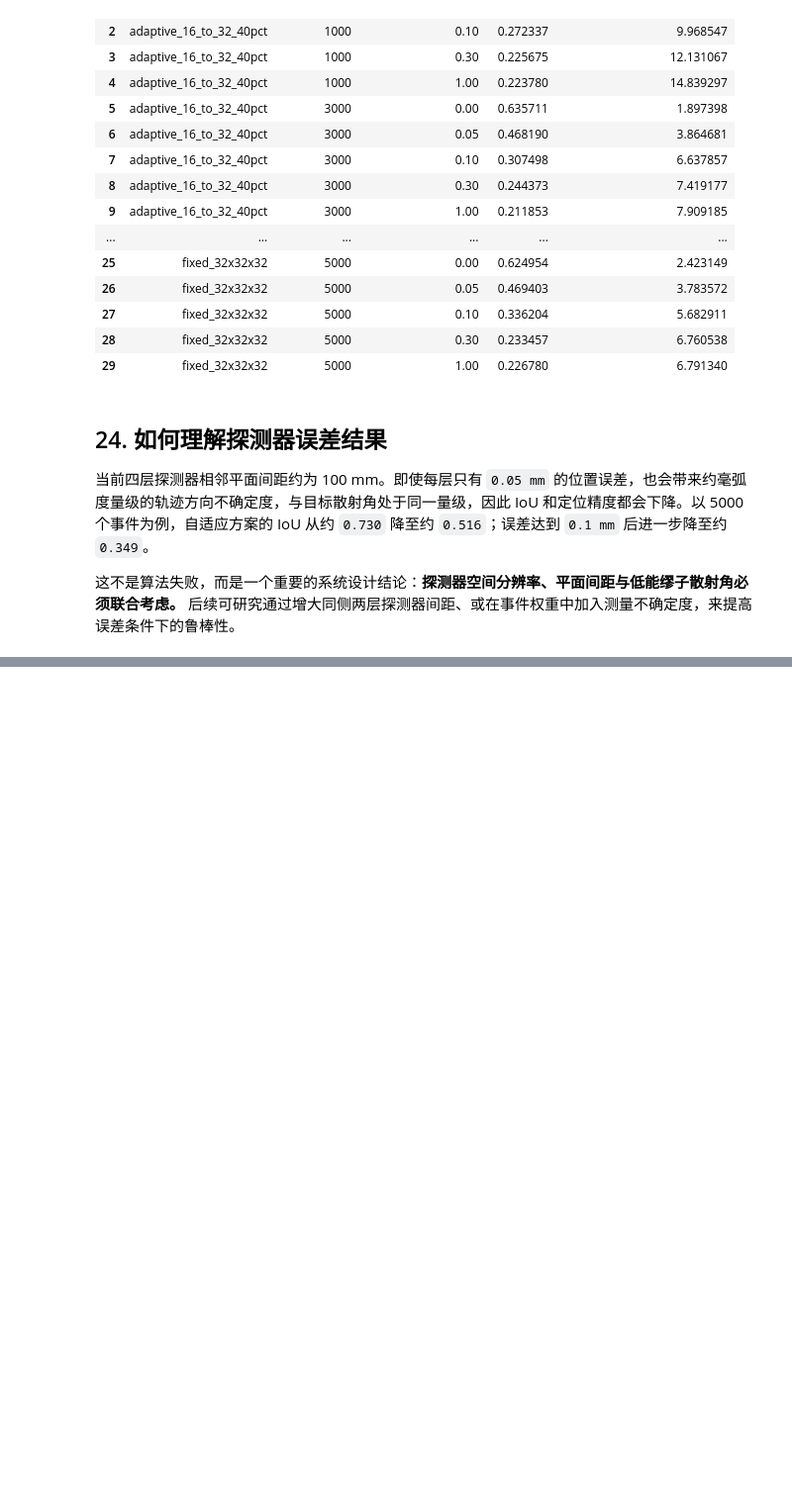
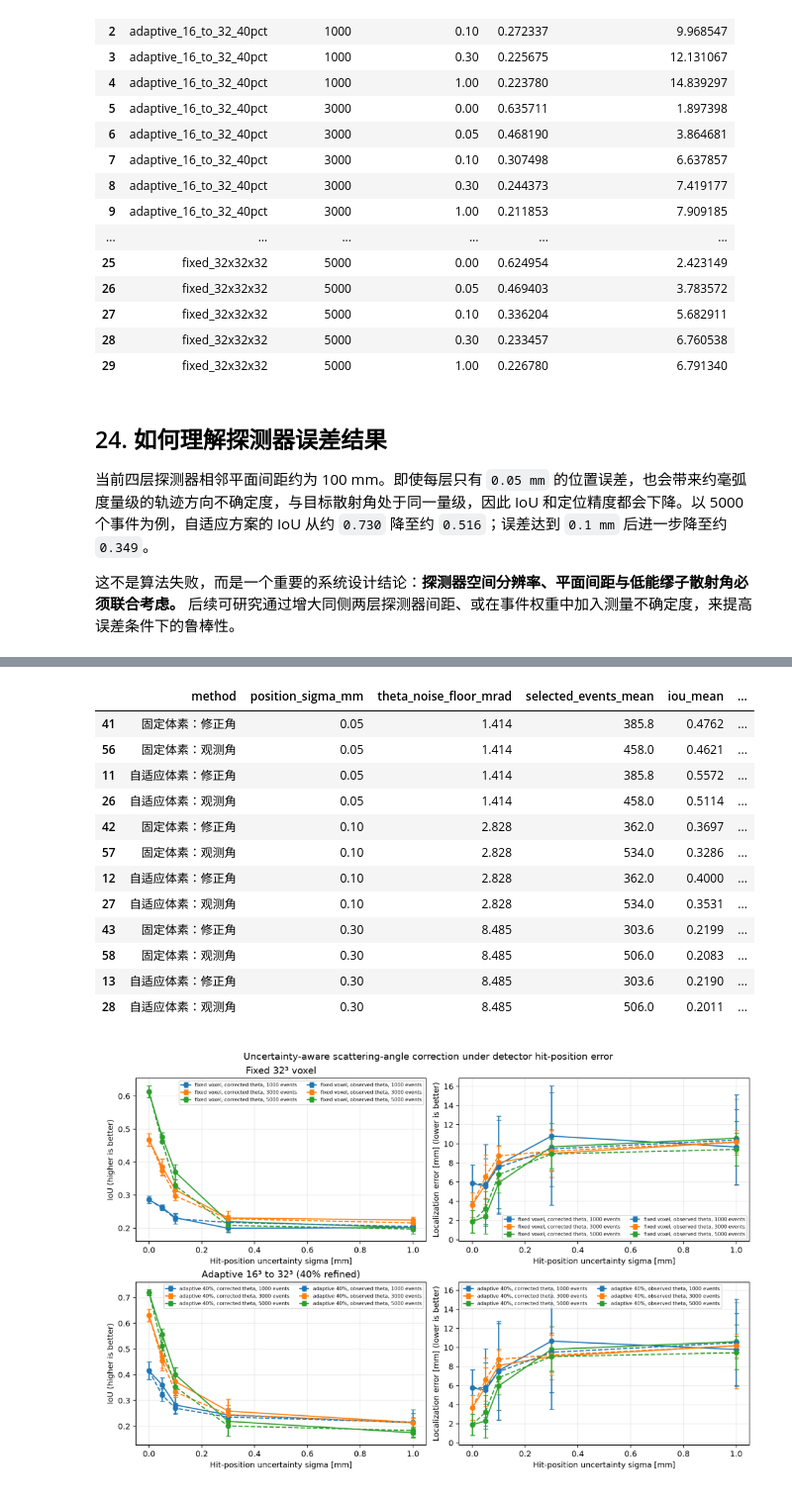
Before and after one commit to Xuyysy/muon-imaging-reconstruction, a Jupyter notebook: muon_analysis/analysis.ipynb, the cells around one changed output, grey strips where cells are left out. Shown at 99% size. Drawn from its saved outputs; the diff is of its cells as text; code cells hidden in the pictures; blank space fills up the shorter version.

Commit message:
experiment: compare soft uncertainty weighting with angle correction

```diff
--- a/muon_analysis/analysis.ipynb
+++ b/muon_analysis/analysis.ipynb
@@ -684,0 +620,54 @@ MPLCONFIGDIR=../B1/.matplotlib-cache ../B1/.venv/bin/python run_uncertainty_awar
+# %%
+# 读取本轮不确定度修正实验的汇总数据。
+# 路径相对于当前 Notebook 所在的 muon_analysis 文件夹。
+UNCERTAINTY_RESULTS_PATH = Path('uncertainty_aware_angle_results/uncertainty_aware_metrics_summary.csv')
+UNCERTAINTY_FIGURE_PATH = Path('uncertainty_aware_angle_results/uncertainty_aware_angle_metrics.png')
+
+uncertainty_summary = pd.read_csv(UNCERTAINTY_RESULTS_PATH)
+
+# 先聚焦 5000 个事件：这是目前最适合观察算法差异的统计量。
+comparison_5000 = uncertainty_summary[
+    (uncertainty_summary['event_count'] == 5000)
+    & (uncertainty_summary['position_sigma_mm'].isin([0.05, 0.10, 0.30]))
+][[
+    'method', 'position_sigma_mm', 'theta_noise_floor_mrad',
+    'selected_events_mean', 'iou_mean', 'localization_error_mm_mean'
+]].copy()
+
+comparison_5000['method'] = comparison_5000['method'].map({
+    'fixed_observed': '固定体素：观测角',
+    'fixed_corrected': '固定体素：修正角',
+    'adaptive40_observed': '自适应体素：观测角',
+    'adaptive40_corrected': '自适应体素：修正角',
+})
+comparison_5000 = comparison_5000.sort_values(['position_sigma_mm', 'method'])
+
+# 不使用 DataFrame.style：部分精简 Python 环境未安装 jinja2，
+# 而普通 DataFrame 输出在 VS Code Notebook 中同样清晰、兼容性更好。
+display(comparison_5000.round({
+    'theta_noise_floor_mrad': 3, 'selected_events_mean': 1,
+    'iou_mean': 4, 'localization_error_mm_mean': 4,
+}))
+
+# 显示完整的“固定体素 / 自适应体素、观测角 / 修正角”对比图。
+# 使用 matplotlib 原生读取，避免依赖额外的 Notebook 显示组件。
+figure_image = plt.imread(UNCERTAINTY_FIGURE_PATH)
+plt.figure(figsize=(14, 9))
+plt.imshow(figure_image)
+plt.axis('off')
+plt.show()
+# %% [output]
+|  | method | position_sigma_mm | theta_noise_floor_mrad | selected_events_mean | iou_mean | ... |
+| 41 | 固定体素：修正角 | 0.05 | 1.414 | 385.8 | 0.4762 | ... |
+| 56 | 固定体素：观测角 | 0.05 | 1.414 | 458.0 | 0.4621 | ... |
+| 11 | 自适应体素：修正角 | 0.05 | 1.414 | 385.8 | 0.5572 | ... |
+| 26 | 自适应体素：观测角 | 0.05 | 1.414 | 458.0 | 0.5114 | ... |
+| 42 | 固定体素：修正角 | 0.10 | 2.828 | 362.0 | 0.3697 | ... |
+| 57 | 固定体素：观测角 | 0.10 | 2.828 | 534.0 | 0.3286 | ... |
+| 12 | 自适应体素：修正角 | 0.10 | 2.828 | 362.0 | 0.4000 | ... |
+| 27 | 自适应体素：观测角 | 0.10 | 2.828 | 534.0 | 0.3531 | ... |
+| 43 | 固定体素：修正角 | 0.30 | 8.485 | 303.6 | 0.2199 | ... |
+| 58 | 固定体素：观测角 | 0.30 | 8.485 | 506.0 | 0.2083 | ... |
+| 13 | 自适应体素：修正角 | 0.30 | 8.485 | 303.6 | 0.2190 | ... |
+| 28 | 自适应体素：观测角 | 0.30 | 8.485 | 506.0 | 0.2011 | ... |
+[figure, added]
```
Also changed, not shown: parts of 10 cells of this notebook, 4 other files.
